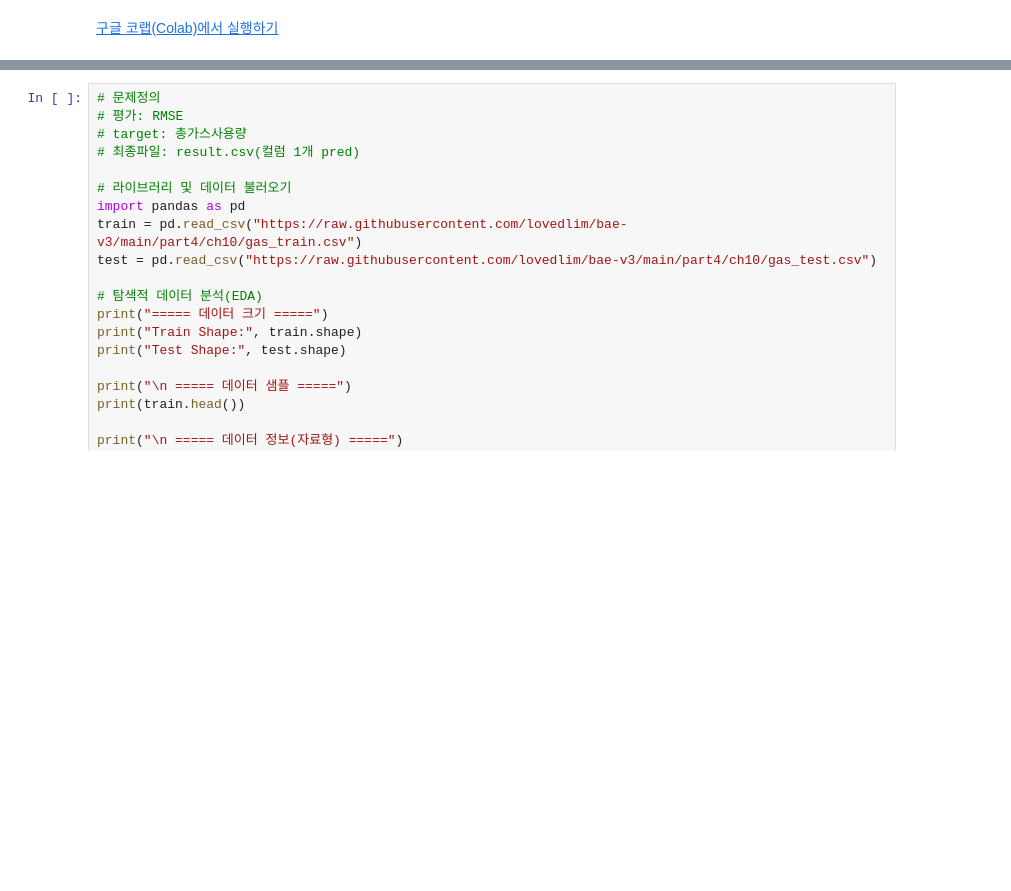
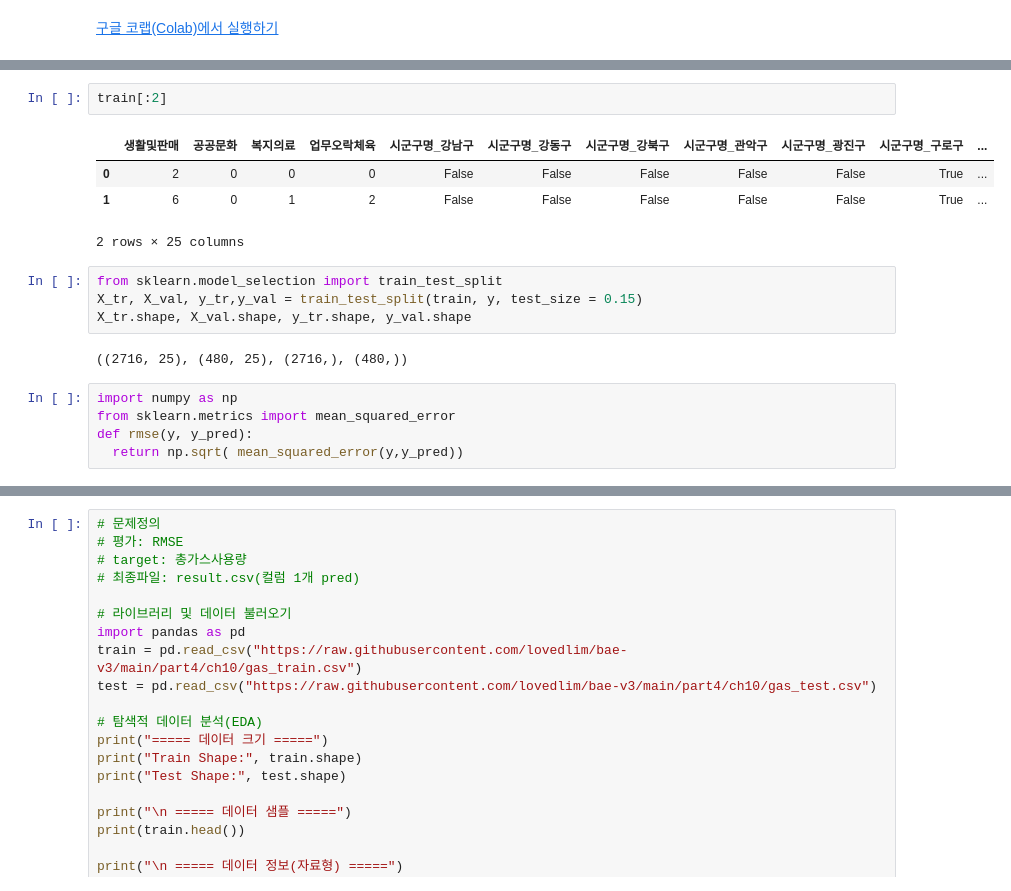
Before and after one commit to sohyun23/Big-Data-Analysis-, a Jupyter notebook: part4/ch10/p10_type2.ipynb, the cells around one changed output, grey strips where cells are left out. Saved outputs shown, nothing was run; the diff lists cells and outputs as text; blank space fills up the shorter version.

```diff
--- a/part4/ch10/p10_type2.ipynb
+++ b/part4/ch10/p10_type2.ipynb
@@ -2,0 +79,18 @@
+# %%
+train[:2]
+# %% [output]
+|  | 생활및판매 | 공공문화 | 복지의료 | 업무오락체육 | 시군구명_강남구 | 시군구명_강동구 | 시군구명_강북구 | 시군구명_관악구 | 시군구명_광진구 | 시군구명_구로구 | ... |
+| 0 | 2 | 0 | 0 | 0 | False | False | False | False | False | True | ... |
+| 1 | 6 | 0 | 1 | 2 | False | False | False | False | False | True | ... |
+2 rows × 25 columns
+# %%
+from sklearn.model_selection import train_test_split
+X_tr, X_val, y_tr,y_val = train_test_split(train, y, test_size = 0.15)
+X_tr.shape, X_val.shape, y_tr.shape, y_val.shape
+# %% [output]
+((2716, 25), (480, 25), (2716,), (480,))
+# %%
+import numpy as np
+from sklearn.metrics import mean_squared_error
+def rmse(y, y_pred):
+  return np.sqrt( mean_squared_error(y,y_pred))
```
Also changed, not shown: parts of 8 cells of this notebook.
